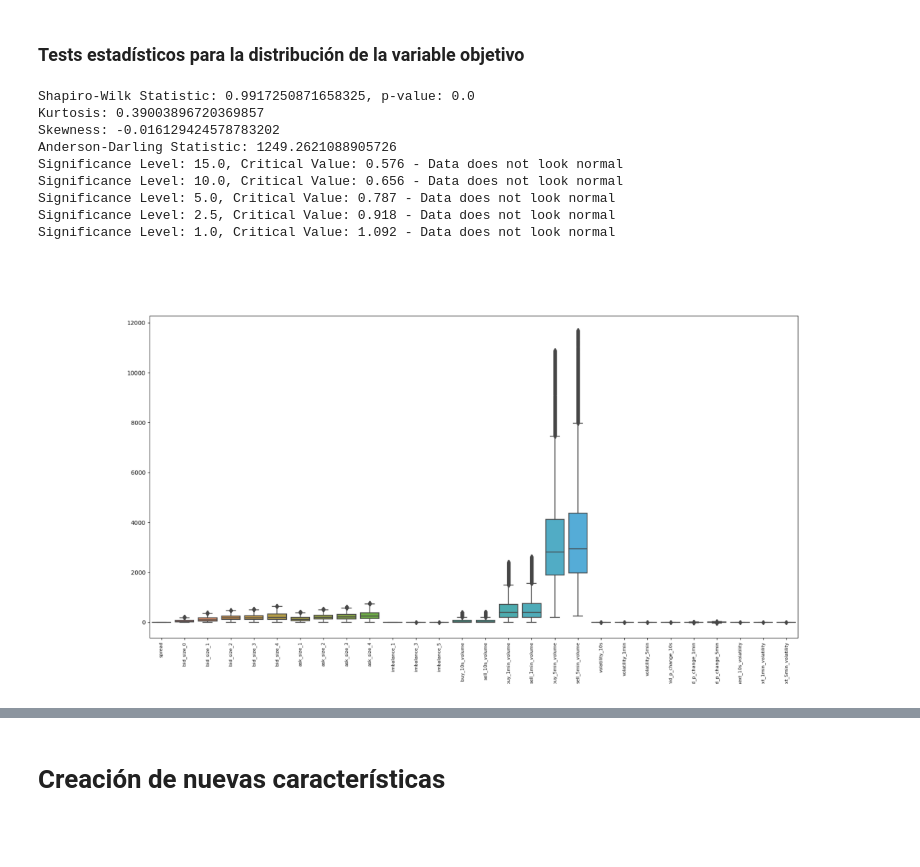
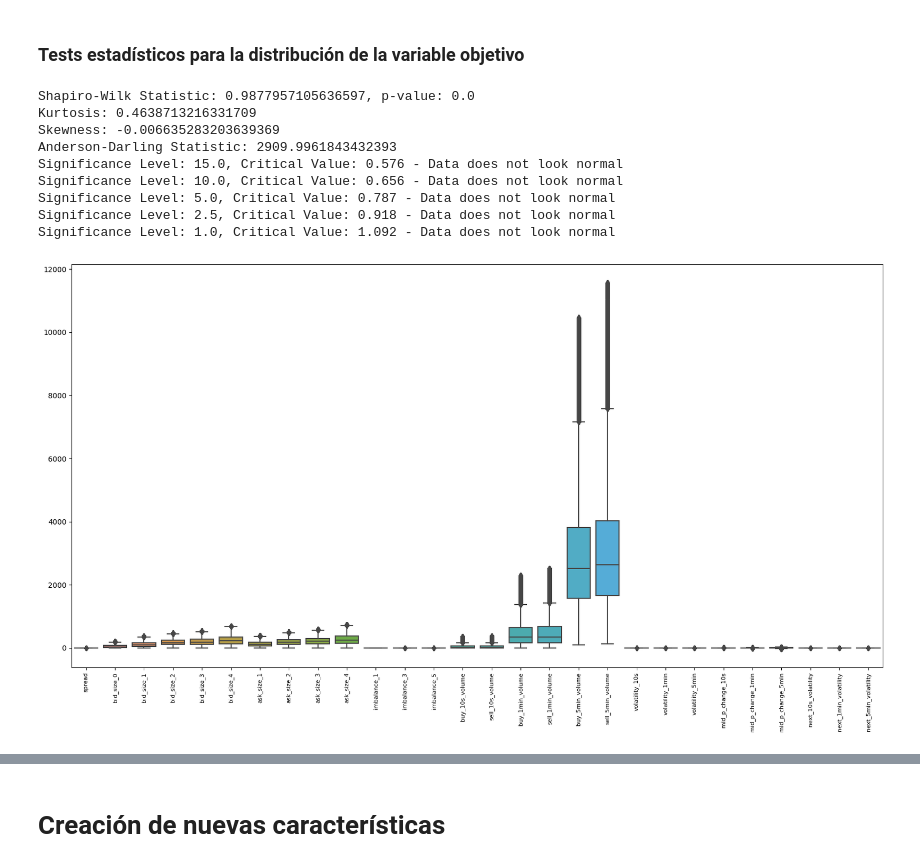
Before and after one commit to IFTrejoM/Binance-price-volatility-predictions-LSTM, a Jupyter notebook: binance.ipynb, the cells around one changed output, grey strips where cells are left out. Saved outputs shown, nothing was run; the diff lists cells and outputs as text; code cells hidden in the pictures; blank space fills up the shorter version.

```diff
--- a/binance.ipynb
+++ b/binance.ipynb
@@ -44,7 +44,7 @@ df_train_1.set_index('timestamp', inplace=True)
 # %%
 df_dict = {}
 
-for data in ['train_1', 'train_2']:
+for data in ['train_1', 'train_2', 'train_3']:
     # Importar datos y eliminar columnas innecesarias:
     df_dict[data] = pd.read_parquet(f'datasets/{data}.parquet')
     df_dict[data].drop(columns=['Unnamed: 0', 'ask_size_0'], axis=1, inplace=True) # 'ask_size_0' eliminada por multicolinealidad perfecta.
@@ -57,8 +57,8 @@ for data in ['train_1', 'train_2']:
     df_dict[data].set_index('timestamp', inplace=True)
 
 # Concatenar 'train_1' y 'train_2':
-df = pd.concat([df_dict['train_1'], df_dict['train_2']])
-df.sort_values(by='timestamp', inplace=True, ascending=True)
+df_train = pd.concat([df_dict['train_1'], df_dict['train_2'], df_dict['train_3']])
+df_train.sort_values(by='timestamp', inplace=True, ascending=True)
 # %%
 print(df_dict['train_2'].index[0])
 print(df_dict['train_2'].index[-1])
@@ -124,7 +124,7 @@ Name: timestamp, dtype: int64
 En `time_diff` notamos que hay una importante cantidad de diferencias cero `0 days 00:00:00` porque se trata de filas duplicadas. Aunque desconocemos el origen de su volumen, por el momento podría ser prudente eliminarlas.
 # %%
 # Eliminamos valores duplicados:
-df_train_1 = df_train_1.drop_duplicates()
+df_train = df_train.drop_duplicates()
 # %% [markdown]
 En `time_diff` también se observan también saltos temporales atípicos de 10 minutos. Investigamos su naturaleza.
 # %%
@@ -184,5 +190,5 @@ DatetimeIndex(['2023-01-23 23:54:59.459493120',
 Los saltos temporales de 10 minutos ocurren cada vez entre las `23:55:00` y las `00:05:00`. Esto puede tratarse a cierres temporales programados en el sistema de recolección de datos.
 # %%
 # Eliminamos valores atípicos:
-df_train_1 = remove_outliers(df_train_1, multiplier=1.5) # Mejor multiplicador: 1.5
+df_train = remove_outliers(df_train, multiplier=1.5) # Mejor multiplicador: 1.5
 # %%
@@ -225,7 +231,7 @@ plt.show()
 # %%
 import scipy.stats as stats
 
-Y = df_train_1['mid_p_change_10s']
+Y = df_train['mid_p_change_10s']
 
 # Test de Shapiro-Wilk
 shapiro_stat, shapiro_p = stats.shapiro(Y)
@@ -247,29 +253,29 @@ for i in range(len(anderson_result.critical_values)):
     else:
         print(f"Significance Level: {sl}, Critical Value: {cv} - Data does not look normal")
 # %% [output]
-Shapiro-Wilk Statistic: 0.9917250871658325, p-value: 0.0
-Kurtosis: 0.39003896720369857
-Skewness: -0.016129424578783202
-Anderson-Darling Statistic: 1249.2621088905726
+Shapiro-Wilk Statistic: 0.9877957105636597, p-value: 0.0
+Kurtosis: 0.4638713216331709
+Skewness: -0.006635283203639369
+Anderson-Darling Statistic: 2909.9961843432393
 Significance Level: 15.0, Critical Value: 0.576 - Data does not look normal
 Significance Level: 10.0, Critical Value: 0.656 - Data does not look normal
 Significance Level: 5.0, Critical Value: 0.787 - Data does not look normal
 Significance Level: 2.5, Critical Value: 0.918 - Data does not look normal
 Significance Level: 1.0, Critical Value: 1.092 - Data does not look normal
 # %%
-# # Boxplots
-# plt.figure(figsize=(20, 10))
-# sns.boxplot(df_train_1)
-# plt.xticks(fontsize=8, rotation=90)
-# plt.savefig('images/boxplots_no_outs.png', dpi='figure')
+# Boxplots
+plt.figure(figsize=(20, 10))
+sns.boxplot(df_train)
+plt.xticks(fontsize=8, rotation=90)
+plt.savefig('images/boxplots_more_data.png', dpi='figure')
+plt.show()
+
+# # Leer la imagen del archivo
+# img = mpimg.imread('images/boxplots_more_data.png')
+# plt.figure(figsize=(15,10))
+# plt.imshow(img)
+# plt.axis('off')
 # plt.show()
-
-# Leer la imagen del archivo
-img = mpimg.imread('images/boxplots_no_outs.png')
-plt.figure(figsize=(15,10))
-plt.imshow(img)
-plt.axis('off')
-plt.show()
 # %% [output]
-[figure, old version]
+[figure, new version]
 # %%
```
Also changed, not shown: parts of 32 cells of this notebook, 5 other files.
